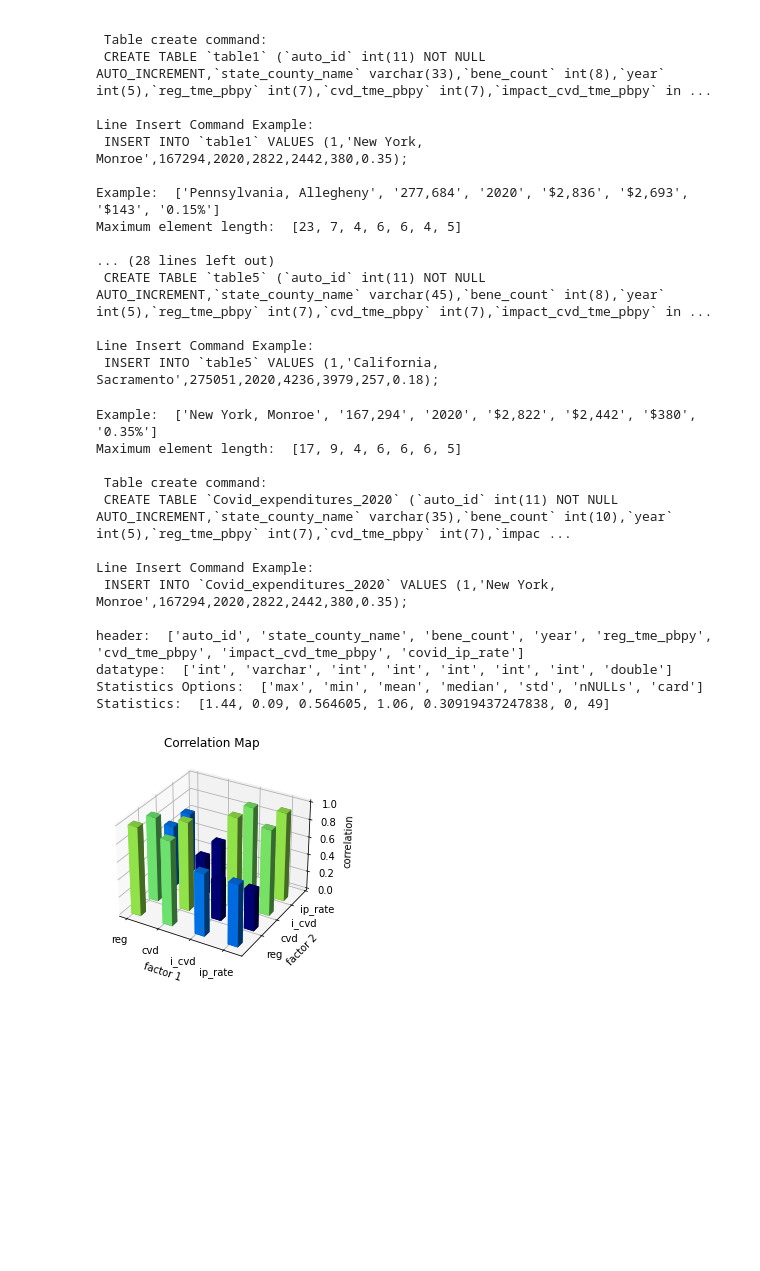
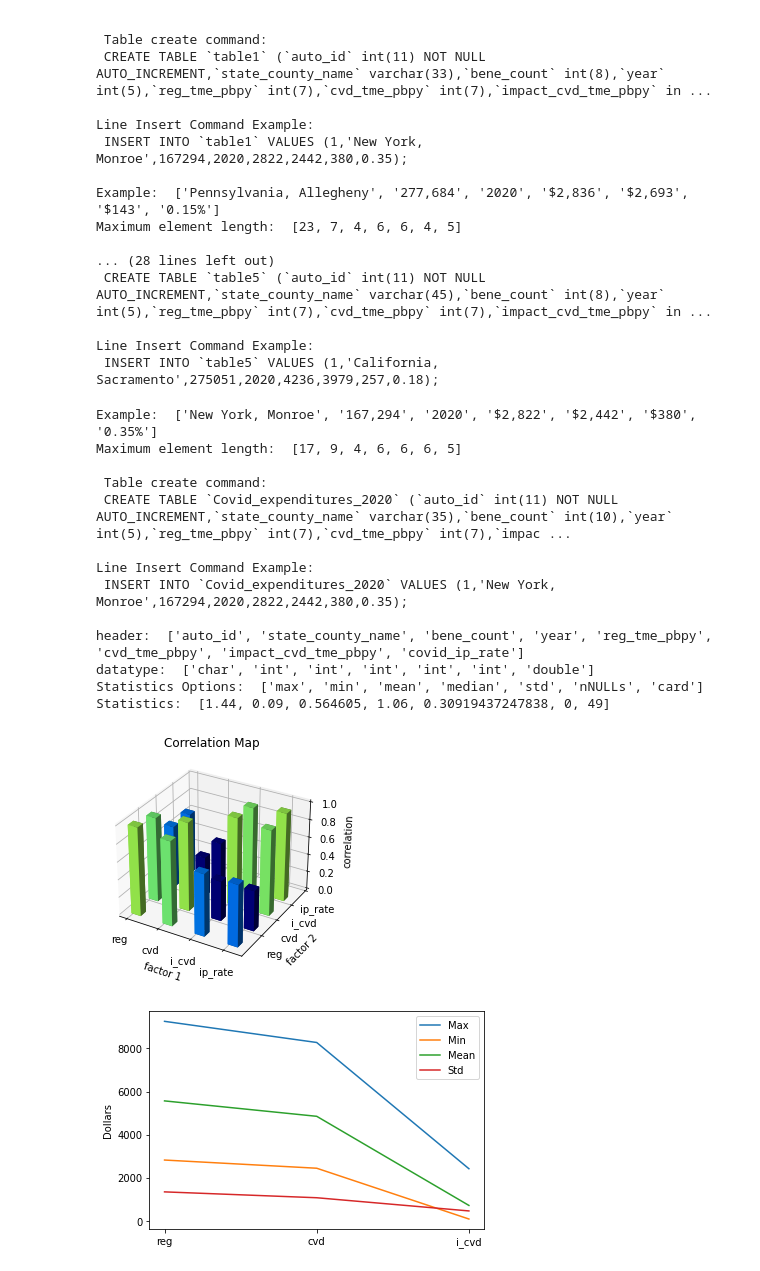
Before and after one commit to Dango1225/Micro_Project, a Jupyter notebook: Untitled1.ipynb, the cells around one changed output. Saved outputs shown, nothing was run; the diff lists cells and outputs as text; code cells hidden in the pictures; blank space fills up the shorter version.

```diff
--- a/Untitled1.ipynb
+++ b/Untitled1.ipynb
@@ -1,5 +1,5 @@
 # %%
-DATABASE = 'micro_p3'  # The database name (constant)
+DATABASE = 'micro_p4'  # The database name (constant)
 
 import mysql.connector
 import csv
@@ -203,7 +203,10 @@ import matplotlib.pyplot as plt
 import matplotlib.cm as cm
 import numpy as np
 
+# Default statistics names
 names = ['max', 'min', 'mean', 'median', 'std', 'nNULLs', 'card']
+
+# Datatype fetcher
 def fetch_datatype(cur):
     types = []
     for item in cur.description:
@@ -212,17 +215,23 @@ def fetch_datatype(cur):
         elif item[1] == 5:
             types.append('double')
         elif item[1] == 253:
-            types.append('varchar')
+            types.append('char')
         else:
             types.append('unknown')
     return types
 
+# Header fetcher
 def fetch_header(cur):
     return [item[0] for item in cur.description]
 
-def fetch_EDA(cur, fname, col, names = ['max', 'min', 'mean', 'median', 'std', 'nNULLs', 'card']):
+# Statictics fetcher
+def fetch_EDA(cur, fname, col, datatype, names = ['max', 'min', 'mean', 'median', 'std', 'nNULLs', 'card']):
     res = []
     for name in names:
+        # if it's char column, only keep nNULLs and cardinalty
+        if datatype == 'char' and name not in ['nNULLs', 'card']: continue
+
+        # Type all kinds of statistics here
         if name == 'max':
             cur.execute('SELECT MAX(%s) FROM %s WHERE %s IS NOT NULL' %(col, fname, col))
         if name == 'min':
@@ -241,11 +250,13 @@ def fetch_EDA(cur, fname, col, names = ['max', 'min', 'mean', 'median', 'std', '
         if name == 'card':
             cur.execute('SELECT COUNT(DISTINCT(%s)) FROM %s' %(col, fname))
 
+        # Return values
         tempVal = cur.fetchall()[0][0]
         if name in ['mean', 'median', 'std']: tempVal = float(tempVal)
         res.append(tempVal)
     return res
 
+# Corelation fetcher
 def fetch_corr(cur, fname, col1, col2):
     cur.execute('SELECT (Count(*)*Sum(d.%s*d.%s)-Sum(d.%s)*Sum(d.%s)) / \
          (sqrt(Count(*)*Sum(d.%s*d.%s)-Sum(d.%s)*Sum(d.%s)) * \
@@ -253,6 +264,7 @@ def fetch_corr(cur, fname, col1, col2):
           FROM %s d' %(col1, col2, col1, col2, col1, col1, col1, col1, col2, col2, col2, col2, fname))
     return cur.fetchall()[0][0]
 
+# My 3d-histogram plotter
 def my_histogram_3d_plot(xticklabels, yticklabels, corr):
 
     fig = plt.figure()
@@ -298,40 +310,60 @@ print('header: ', fetch_header(cur))
 cur.fetchall()
 
 # Fetch the datatype
-print('datatype: ', fetch_datatype(cur))
+datatypes = fetch_datatype(cur)[1:]
+print('datatype: ', datatypes)
 cur.fetchall()
 
 # Fetch the EDAs
-res = fetch_EDA(cur, fname, header[6])
+res = fetch_EDA(cur, fname, header[6], datatypes[6])
 print('Statistics Options: ', names)
 print('Statistics: ', res)
 
 # Fetch the correlations
 corr = [[0] * 4 for _ in range(4)]
 for i in range(4):
     for j in range(4):
         corr[i][j] = fetch_corr(cur, fname, header[i + 3], header[j + 3])
 
 # Plot the correlations
 my_histogram_3d_plot(['reg','cvd','i_cvd','ip_rate'], ['reg','cvd','i_cvd','ip_rate'], corr)
 
+# Fetch the several statistics
+stat = []
+for i in range(ncols):
+    stat.append(fetch_EDA(cur, fname, header[i], datatypes[i]))
+
+# Plot the data ranges
+fig = plt.figure()
+ax = fig.add_subplot()
+ax.plot([stat[i][0] for i in range(3,6)])
+ax.plot([stat[i][1] for i in range(3,6)])
+ax.plot([stat[i][2] for i in range(3,6)])
+ax.plot([stat[i][4] for i in range(3,6)])
+ax.set_xticks([0,1,2])
+ax.set_xticklabels(['reg','cvd','i_cvd'])
+ax.set_ylabel('Dollars')
+ax.legend(['Max', 'Min', 'Mean','Std'])
+plt.show()
+
 cur.close()
 db.close()
 # %% [output]
 Example:  ['New York, Monroe', '167,294', '2020', '$2,822', '$2,442', '$380', '0.35%']
 Maximum element length:  [17, 9, 4, 6, 6, 6, 5]
 
  Table create command:
  CREATE TABLE `Covid_expenditures_2020` (`auto_id` int(11) NOT NULL AUTO_INCREMENT,`state_county_name` varchar(35),`bene_count` int(10),`year` int(5),`reg_tme_pbpy` int(7),`cvd_tme_pbpy` int(7),`impac ...
 
 Line Insert Command Example:
  INSERT INTO `Covid_expenditures_2020` VALUES (1,'New York, Monroe',167294,2020,2822,2442,380,0.35);
 
 header:  ['auto_id', 'state_county_name', 'bene_count', 'year', 'reg_tme_pbpy', 'cvd_tme_pbpy', 'impact_cvd_tme_pbpy', 'covid_ip_rate']
-datatype:  ['int', 'varchar', 'int', 'int', 'int', 'int', 'int', 'double']
+datatype:  ['char', 'int', 'int', 'int', 'int', 'int', 'double']
 Statistics Options:  ['max', 'min', 'mean', 'median', 'std', 'nNULLs', 'card']
 Statistics:  [1.44, 0.09, 0.564605, 1.06, 0.30919437247838, 0, 49]
 [figure]
+[figure, added]
 # %%
 # Example: patient_churn data
 from sklearn.tree import DecisionTreeClassifier
```
Also changed, not shown: parts of 3 cells of this notebook.
